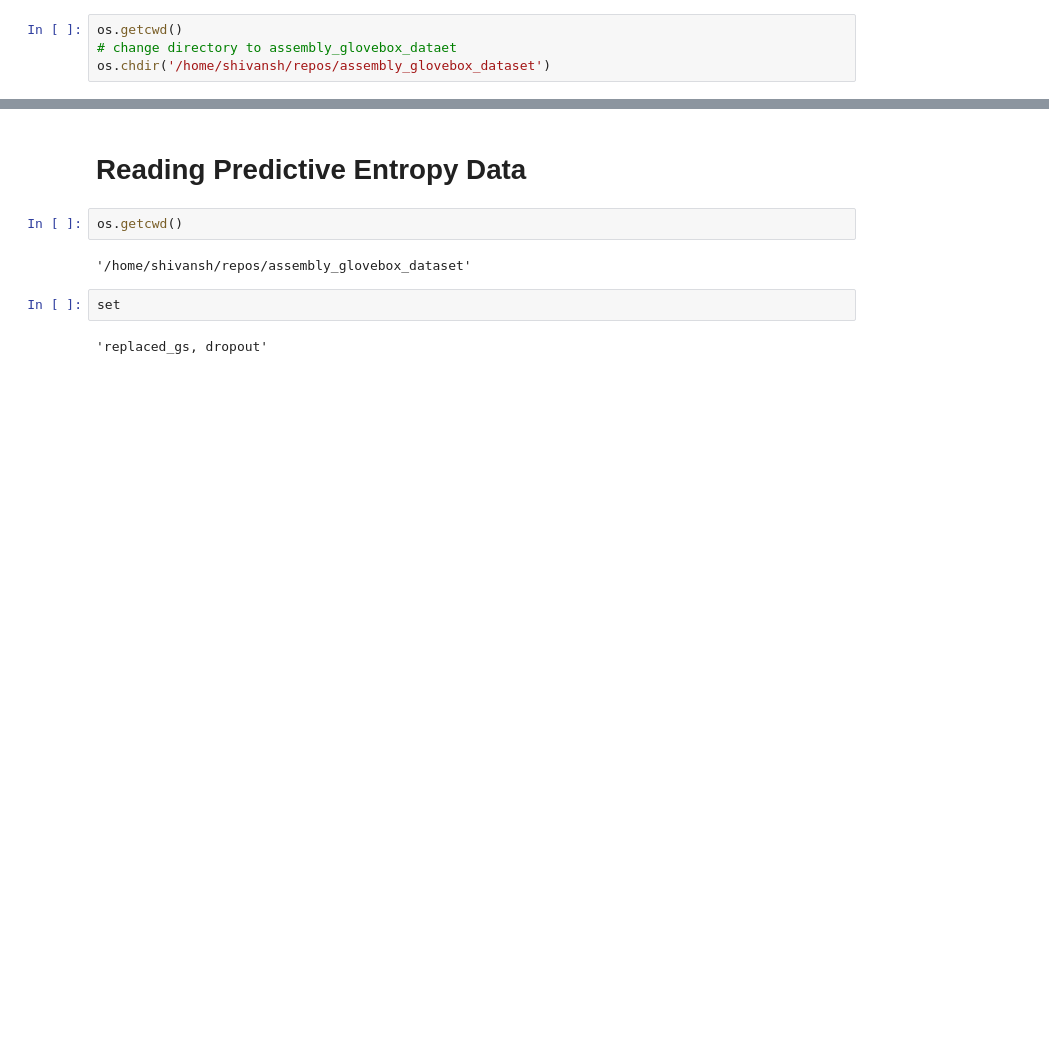
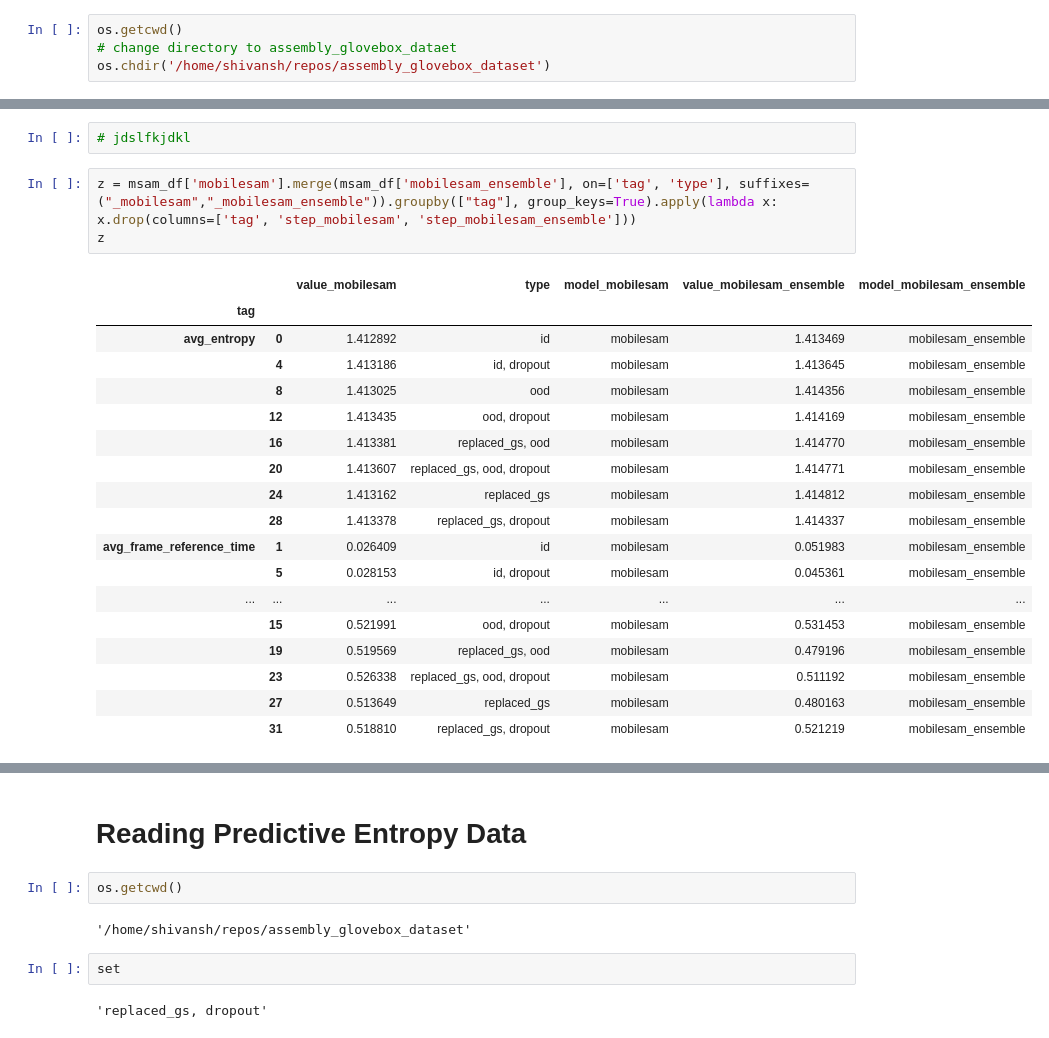
Before and after one commit to UTNuclearRoboticsPublic/assembly_glovebox_dataset, a Jupyter notebook: data/convert_scripts/tb_to_csv.ipynb, the cells around one changed output, grey strips where cells are left out. Saved outputs shown, nothing was run; the diff lists cells and outputs as text; blank space fills up the shorter version.

```diff
--- a/data/convert_scripts/tb_to_csv.ipynb
+++ b/data/convert_scripts/tb_to_csv.ipynb
@@ -132 +185,25 @@ dfs = {value: result.loc[result['model'] == value] for value in ['bisenet', 'mob
+# %%
+# jdslfkjdkl
+# %%
+z = msam_df['mobilesam'].merge(msam_df['mobilesam_ensemble'], on=['tag', 'type'], suffixes=("_mobilesam","_mobilesam_ensemble")).groupby(["tag"], group_keys=True).apply(lambda x: x.drop(columns=['tag', 'step_mobilesam', 'step_mobilesam_ensemble']))
+z
+# %% [output]
+|  |  | value_mobilesam | type | model_mobilesam | value_mobilesam_ensemble | model_mobilesam_ensemble |
+| tag |  |  |  |  |  |  |
+| avg_entropy | 0 | 1.412892 | id | mobilesam | 1.413469 | mobilesam_ensemble |
+|  | 4 | 1.413186 | id, dropout | mobilesam | 1.413645 | mobilesam_ensemble |
+|  | 8 | 1.413025 | ood | mobilesam | 1.414356 | mobilesam_ensemble |
+|  | 12 | 1.413435 | ood, dropout | mobilesam | 1.414169 | mobilesam_ensemble |
+|  | 16 | 1.413381 | replaced_gs, ood | mobilesam | 1.414770 | mobilesam_ensemble |
+|  | 20 | 1.413607 | replaced_gs, ood, dropout | mobilesam | 1.414771 | mobilesam_ensemble |
+|  | 24 | 1.413162 | replaced_gs | mobilesam | 1.414812 | mobilesam_ensemble |
+|  | 28 | 1.413378 | replaced_gs, dropout | mobilesam | 1.414337 | mobilesam_ensemble |
+| avg_frame_reference_time | 1 | 0.026409 | id | mobilesam | 0.051983 | mobilesam_ensemble |
+|  | 5 | 0.028153 | id, dropout | mobilesam | 0.045361 | mobilesam_ensemble |
+| ... | ... | ... | ... | ... | ... | ... |
+|  | 15 | 0.521991 | ood, dropout | mobilesam | 0.531453 | mobilesam_ensemble |
+|  | 19 | 0.519569 | replaced_gs, ood | mobilesam | 0.479196 | mobilesam_ensemble |
+|  | 23 | 0.526338 | replaced_gs, ood, dropout | mobilesam | 0.511192 | mobilesam_ensemble |
+|  | 27 | 0.513649 | replaced_gs | mobilesam | 0.480163 | mobilesam_ensemble |
+|  | 31 | 0.518810 | replaced_gs, dropout | mobilesam | 0.521219 | mobilesam_ensemble |
 # %%
```
Also changed, not shown: parts of 16 cells of this notebook.
